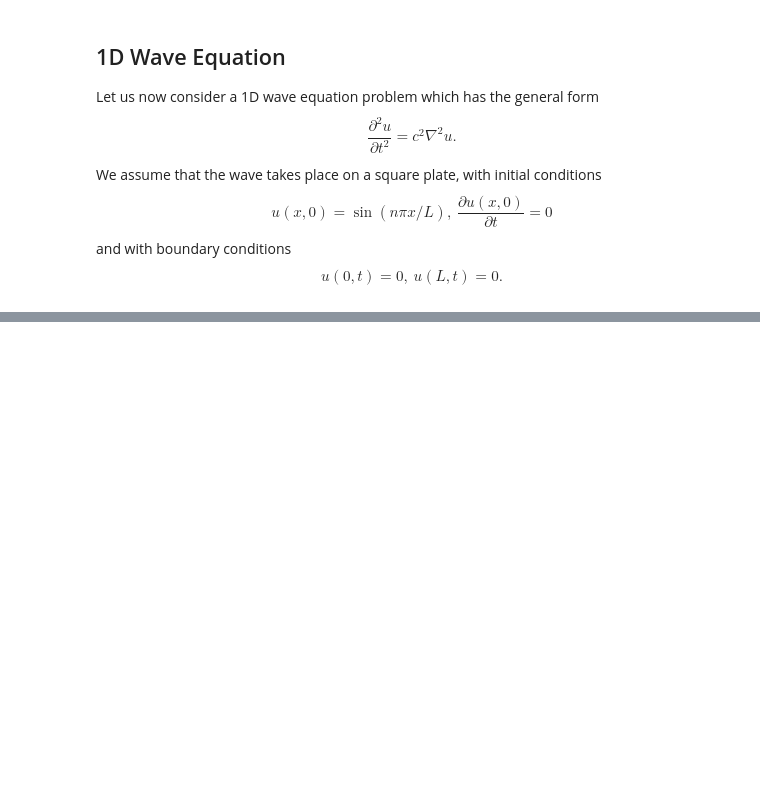
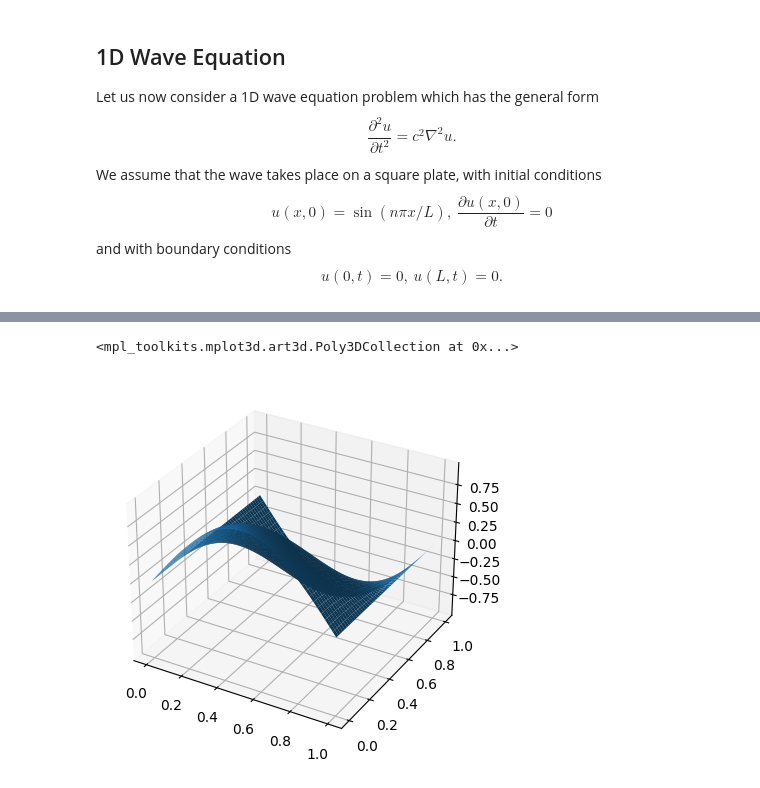
Before and after one commit to hojaelim/hojae-lim-diss, a Jupyter notebook: diss.ipynb, the cells around one changed output, grey strips where cells are left out. Cells and saved outputs as stored; diff of their text form; code cells hidden in the pictures; blank space fills up the shorter version.

```diff
--- a/diss.ipynb
+++ b/diss.ipynb
@@ -762,0 +809,16 @@ NameError: name 'dde' is not defined
+# %%
+fig = plt.figure()
+ax = plt.axes(projection="3d")
+
+x = x = np.linspace(0,1,1000)
+t = x = np.linspace(0,1,1000)
+x, t = np.meshgrid(x,t)
+
+def f(x,t):
+  return np.sin(n * np.pi * x/L)*np.cos(np.pi/L *C*t)
+u = f(x,t)
+
+ax.plot_surface(x, t, u)
+# %% [output]
+<mpl_toolkits.mplot3d.art3d.Poly3DCollection at 0x...>
+[figure, added]
```
Also changed, not shown: parts of 2 cells of this notebook.
